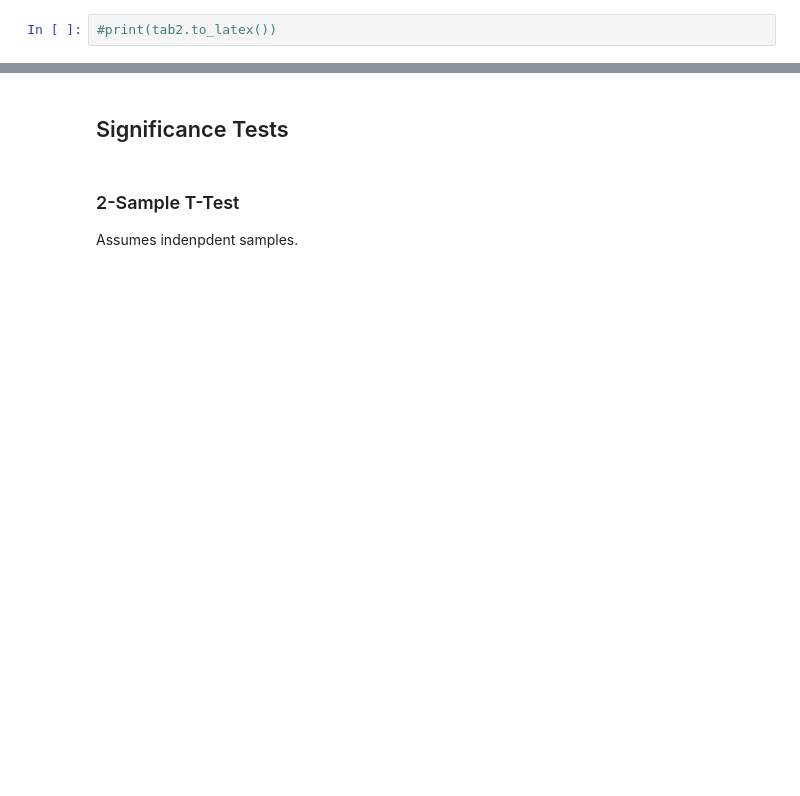
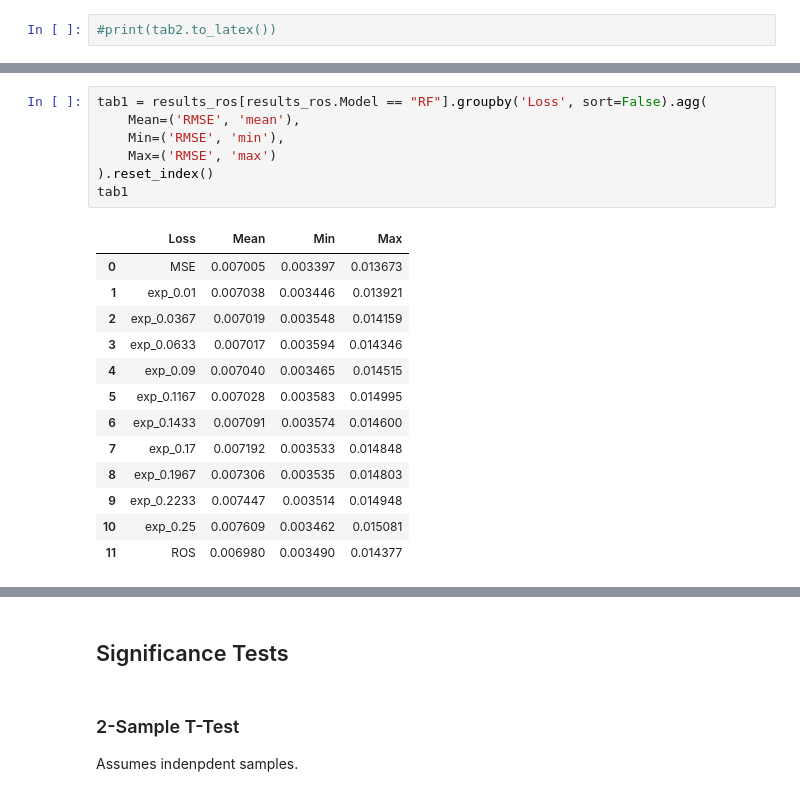
Before and after one commit to jh-206/Custom-Loss-FMDA, a Jupyter notebook: outputs/3_results-OUTPUTS.ipynb, the cells around one changed output, grey strips where cells are left out. Cells and saved outputs as stored; diff of their text form; blank space fills up the shorter version.

```diff
--- a/outputs/3_results-OUTPUTS.ipynb
+++ b/outputs/3_results-OUTPUTS.ipynb
@@ -151,0 +192,21 @@ tab2.round(2)
+# %%
+tab1 = results_ros[results_ros.Model == "RF"].groupby('Loss', sort=False).agg(
+    Mean=('RMSE', 'mean'),
+    Min=('RMSE', 'min'),
+    Max=('RMSE', 'max')
+).reset_index()
+tab1
+# %% [output]
+|  | Loss | Mean | Min | Max |
+| 0 | MSE | 0.007005 | 0.003397 | 0.013673 |
+| 1 | exp_0.01 | 0.007038 | 0.003446 | 0.013921 |
+| 2 | exp_0.0367 | 0.007019 | 0.003548 | 0.014159 |
+| 3 | exp_0.0633 | 0.007017 | 0.003594 | 0.014346 |
+| 4 | exp_0.09 | 0.007040 | 0.003465 | 0.014515 |
+| 5 | exp_0.1167 | 0.007028 | 0.003583 | 0.014995 |
+| 6 | exp_0.1433 | 0.007091 | 0.003574 | 0.014600 |
+| 7 | exp_0.17 | 0.007192 | 0.003533 | 0.014848 |
+| 8 | exp_0.1967 | 0.007306 | 0.003535 | 0.014803 |
+| 9 | exp_0.2233 | 0.007447 | 0.003514 | 0.014948 |
+| 10 | exp_0.25 | 0.007609 | 0.003462 | 0.015081 |
+| 11 | ROS | 0.006980 | 0.003490 | 0.014377 |
```
Also changed, not shown: parts of 27 cells of this notebook, 1 other file.
